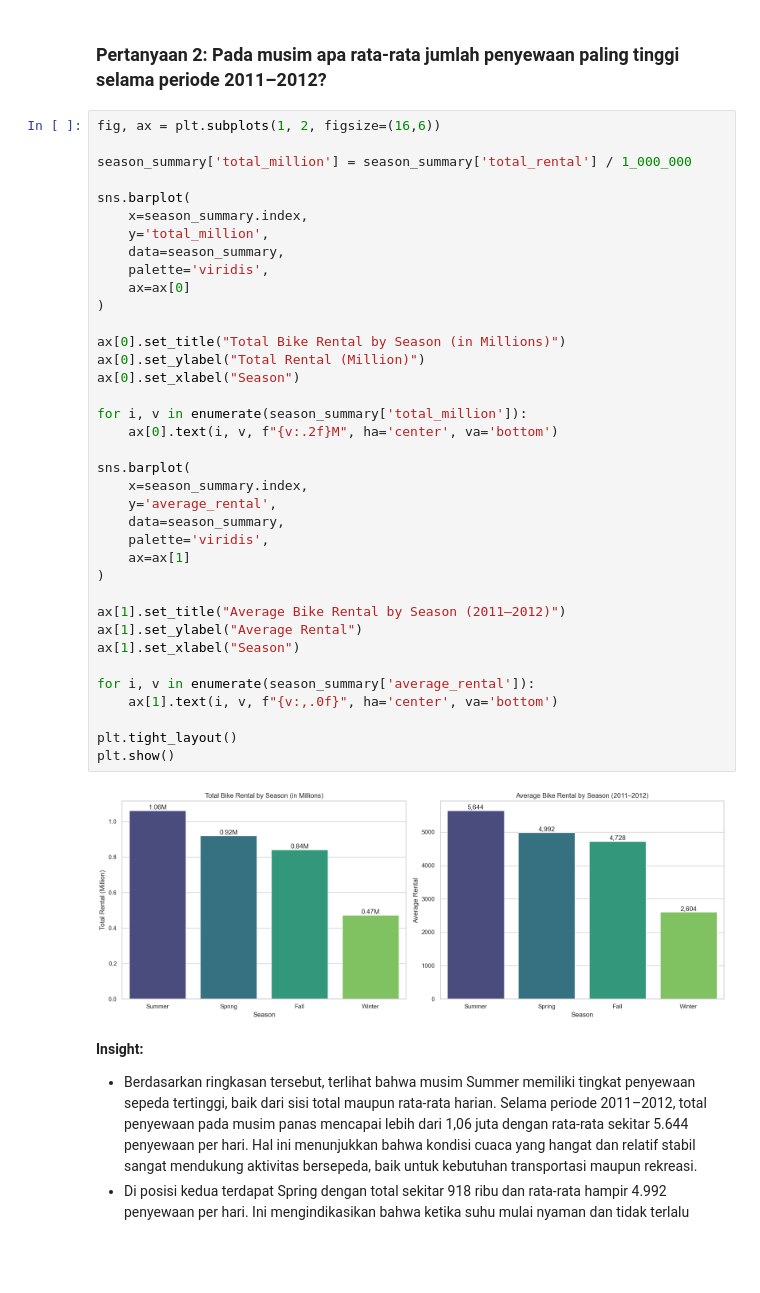
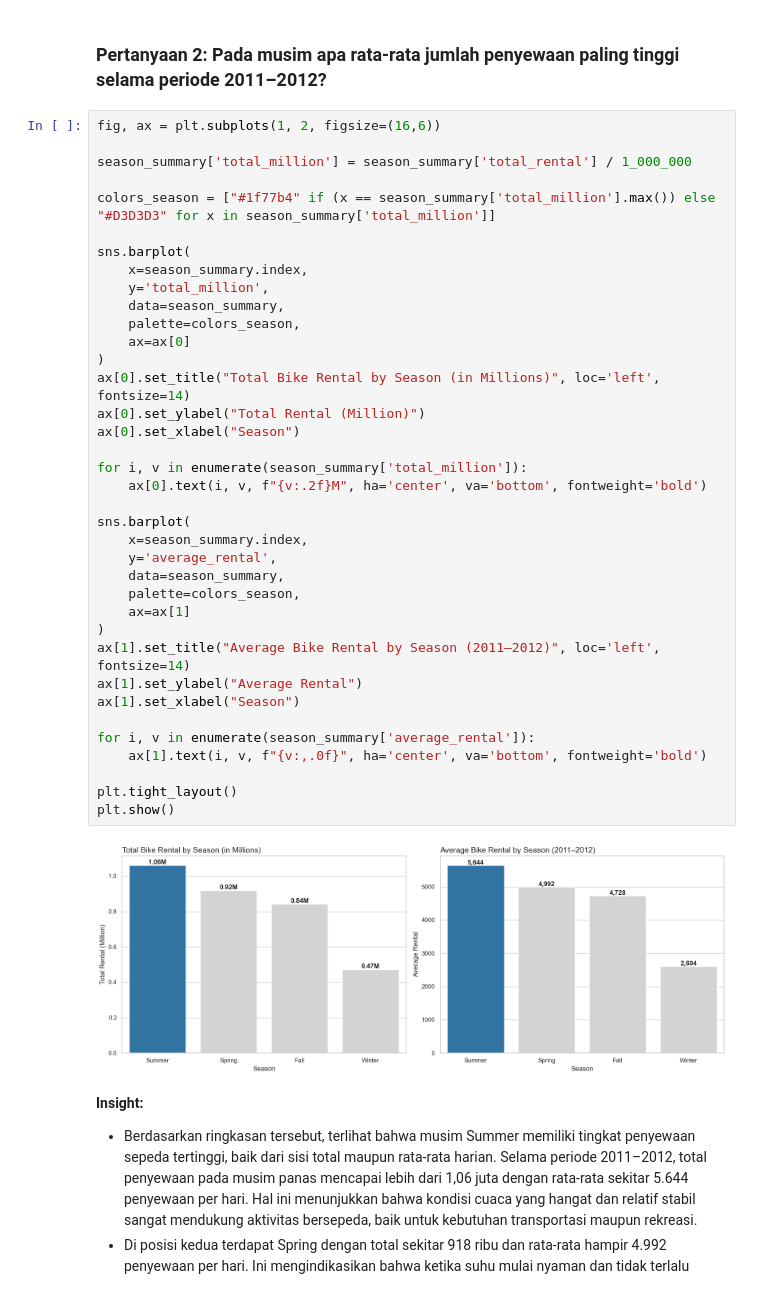
Before and after one commit to AdityaGimas/AnalisisDataBikeSharing, a Jupyter notebook: notebook.ipynb, the cells around one changed output. Drawn from its saved outputs; the diff is of its cells as text; blank space fills up the shorter version.

```diff
--- a/notebook.ipynb
+++ b/notebook.ipynb
@@ -615,42 +615,42 @@ plt.show()
 # %%
 fig, ax = plt.subplots(1, 2, figsize=(16,6))
 
 season_summary['total_million'] = season_summary['total_rental'] / 1_000_000
 
+colors_season = ["#1f77b4" if (x == season_summary['total_million'].max()) else "#D3D3D3" for x in season_summary['total_million']]
+
 sns.barplot(
     x=season_summary.index,
     y='total_million',
     data=season_summary,
-    palette='viridis',
+    palette=colors_season,
     ax=ax[0]
 )
-
-ax[0].set_title("Total Bike Rental by Season (in Millions)")
+ax[0].set_title("Total Bike Rental by Season (in Millions)", loc='left', fontsize=14)
 ax[0].set_ylabel("Total Rental (Million)")
 ax[0].set_xlabel("Season")
 
 for i, v in enumerate(season_summary['total_million']):
-    ax[0].text(i, v, f"{v:.2f}M", ha='center', va='bottom')
+    ax[0].text(i, v, f"{v:.2f}M", ha='center', va='bottom', fontweight='bold')
 
 sns.barplot(
     x=season_summary.index,
     y='average_rental',
     data=season_summary,
-    palette='viridis',
+    palette=colors_season,
     ax=ax[1]
 )
-
-ax[1].set_title("Average Bike Rental by Season (2011–2012)")
+ax[1].set_title("Average Bike Rental by Season (2011–2012)", loc='left', fontsize=14)
 ax[1].set_ylabel("Average Rental")
 ax[1].set_xlabel("Season")
 
 for i, v in enumerate(season_summary['average_rental']):
-    ax[1].text(i, v, f"{v:,.0f}", ha='center', va='bottom')
+    ax[1].text(i, v, f"{v:,.0f}", ha='center', va='bottom', fontweight='bold')
 
 plt.tight_layout()
 plt.show()
 # %% [output]
-[figure, old version]
+[figure, new version]
 # %% [markdown]
 **Insight:**
 - Berdasarkan ringkasan tersebut, terlihat bahwa musim Summer memiliki tingkat penyewaan sepeda tertinggi, baik dari sisi total maupun rata-rata harian. Selama periode 2011–2012, total penyewaan pada musim panas mencapai lebih dari 1,06 juta dengan rata-rata sekitar 5.644 penyewaan per hari. Hal ini menunjukkan bahwa kondisi cuaca yang hangat dan relatif stabil sangat mendukung aktivitas bersepeda, baik untuk kebutuhan transportasi maupun rekreasi.
```
Also changed, not shown: parts of 3 cells of this notebook, 2 other files.
